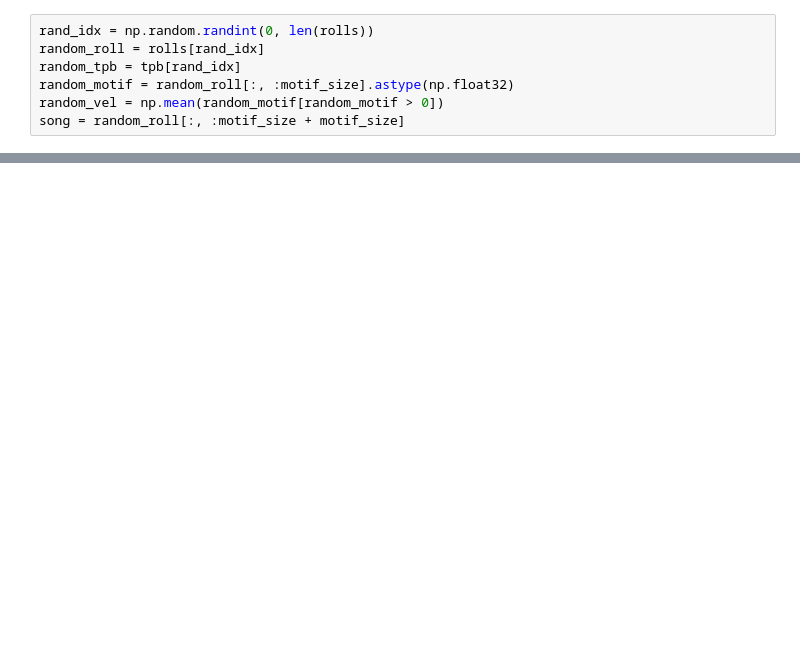
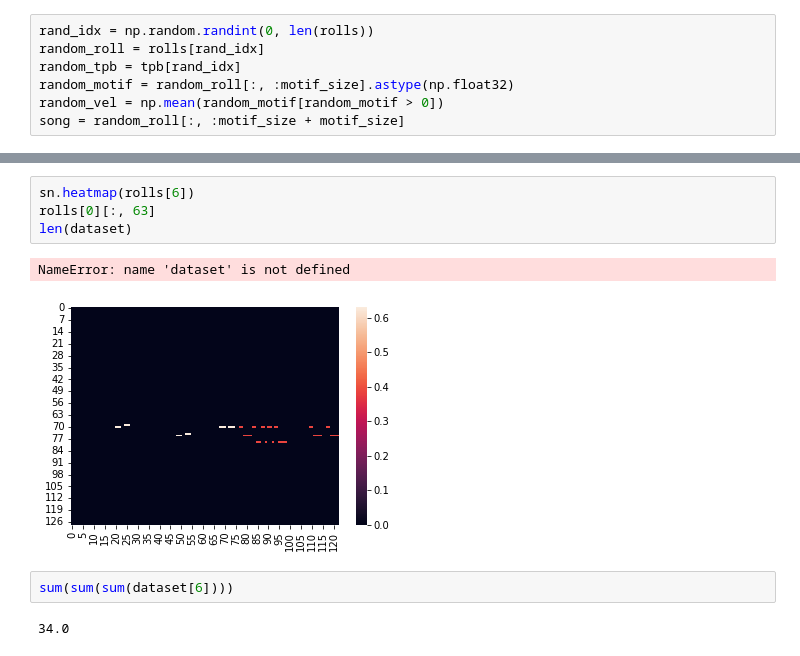
Before and after one commit to marianocabezas/brainharmonic, a Jupyter notebook: transformer.ipynb, the cells around one changed output, grey strips where cells are left out. Saved outputs shown, nothing was run; the diff lists cells and outputs as text; blank space fills up the shorter version.

```diff
--- a/transformer.ipynb
+++ b/transformer.ipynb
@@ -686,0 +682,11 @@ plt.gca().set_yticks([])
+# %%
+sn.heatmap(rolls[6])
+rolls[0][:, 63]
+len(dataset)
+# %% [output]
+NameError: name 'dataset' is not defined
+[figure, added]
+# %%
+sum(sum(sum(dataset[6])))
+# %% [output]
+34.0
```
Also changed, not shown: parts of 8 cells of this notebook, 6 other files.
